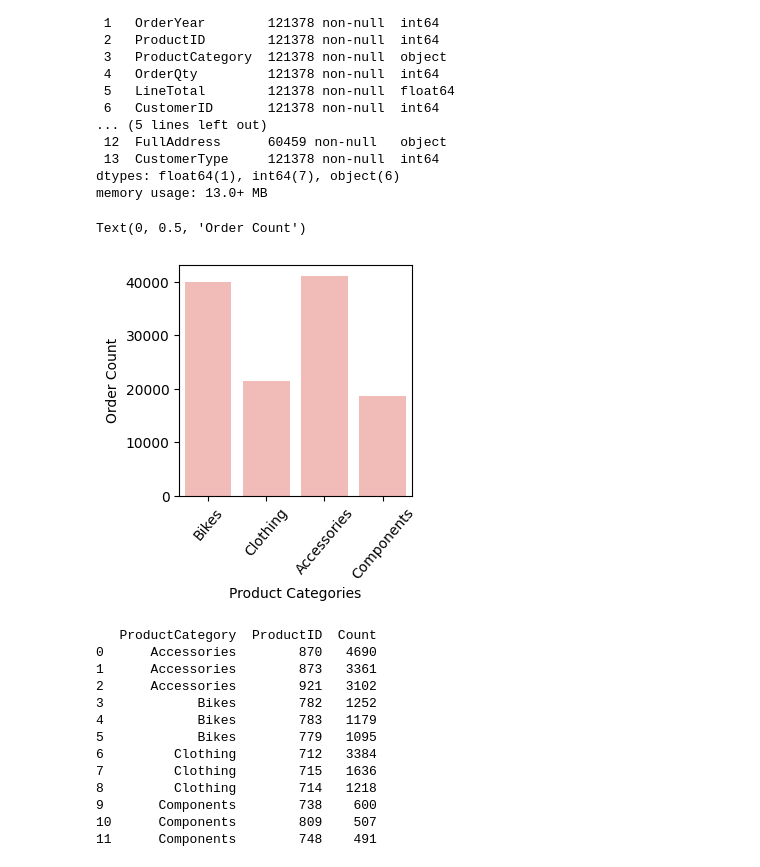
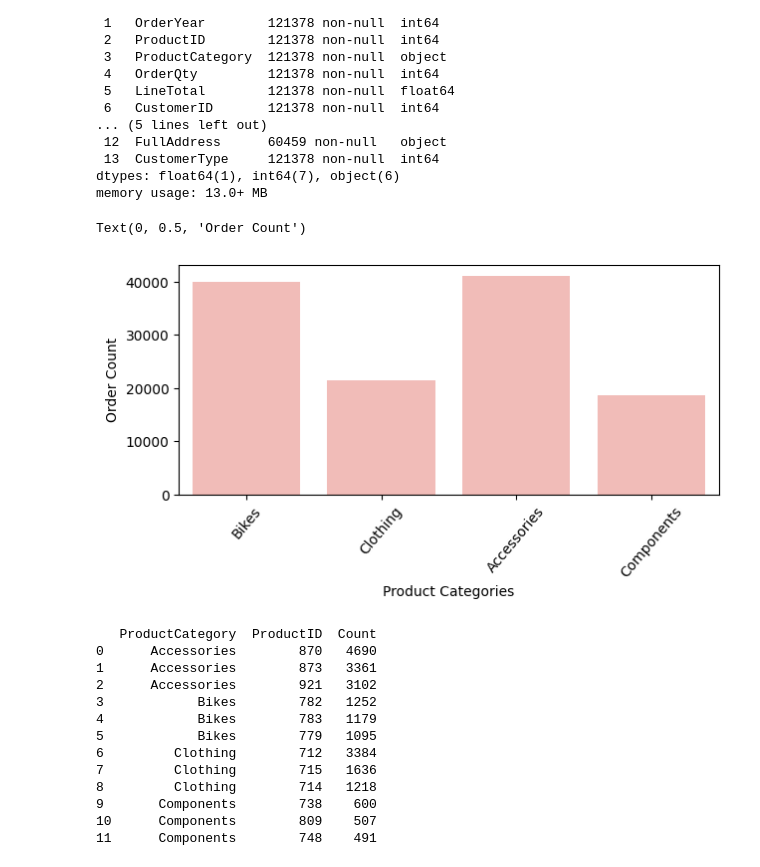
Before and after one commit to dsprincess/python-projects, a Jupyter notebook: Clustering_Customer_Segmentation_AW2022/taskupdated.ipynb, the cells around one changed output. Drawn from its saved outputs; the diff is of its cells as text; code cells hidden in the pictures.

```diff
--- a/Clustering_Customer_Segmentation_AW2022/taskupdated.ipynb
+++ b/Clustering_Customer_Segmentation_AW2022/taskupdated.ipynb
@@ -253,14 +253,14 @@ memory usage: 13.0+ MB
 df_combined = df_combined.drop(['CustomerName', 'EmailAddress', 'Phone', 'FullAddress'],axis=1)
 # %%
 sns.set_palette("Pastel1")
-plt.subplots(figsize=(3,3))
+plt.subplots(figsize=(7,3))
 sns.countplot(data=df_combined, x='ProductCategory')
 plt.xticks(rotation=50)
 plt.xlabel("Product Categories")
 plt.ylabel("Order Count")
 # %% [output]
 Text(0, 0.5, 'Order Count')
-[figure, old version]
+[figure, new version]
 # %%
 # Top Products per Category
 
```
Also changed, not shown: parts of 16 cells of this notebook.
